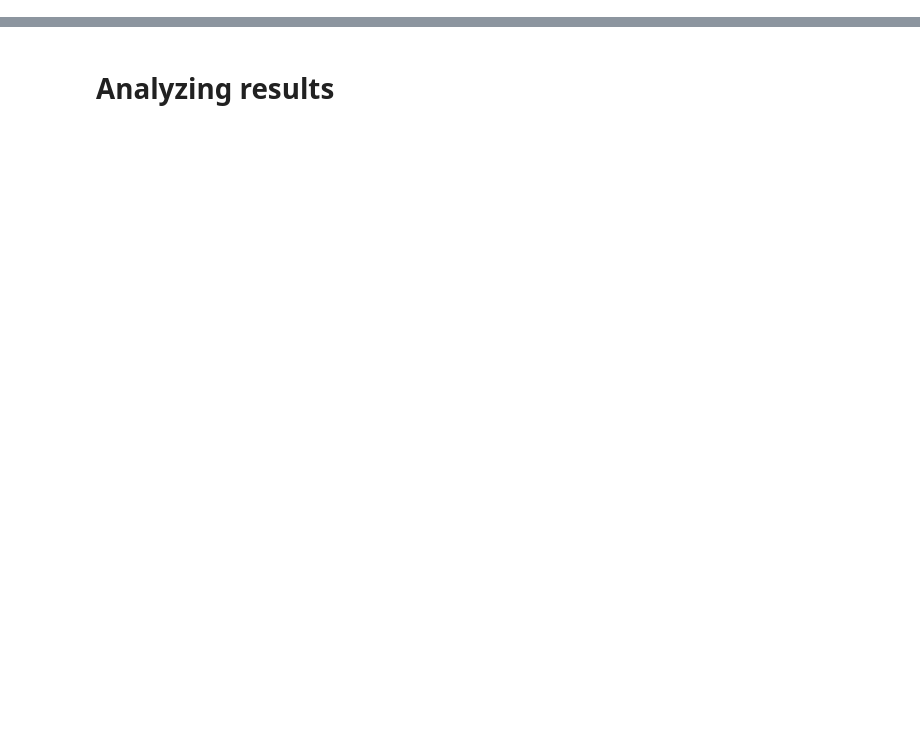
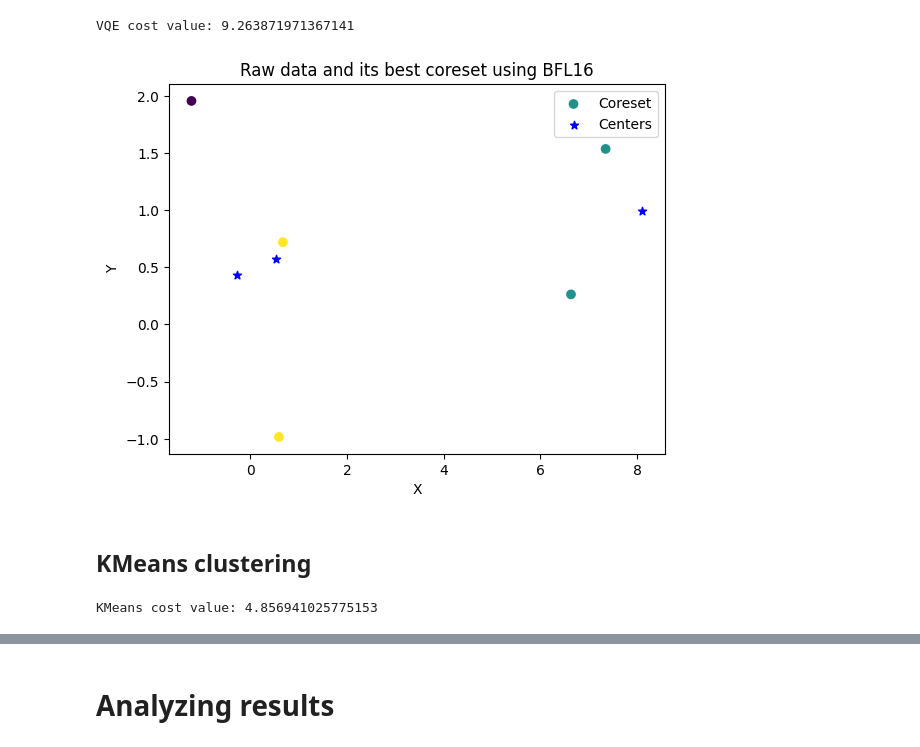
Before and after one commit to Boniface316/bigdata_vqa, a Jupyter notebook: Notebooks/3-means_toy_experiment.ipynb, the cells around one changed output, grey strips where cells are left out. Saved outputs shown, nothing was run; the diff lists cells and outputs as text; code cells hidden in the pictures; blank space fills up the shorter version.

```diff
--- a/Notebooks/3-means_toy_experiment.ipynb
+++ b/Notebooks/3-means_toy_experiment.ipynb
@@ -66,0 +50,58 @@ RuntimeError: NLOpt runtime error: nlopt failure
+# %%
+optimizer = cudaq.optimizers.COBYLA()
+
+k3meansVQE = K3MeansClusteringVQE(
+        qubits=qubits,
+        create_circuit=get_VQE_circuit,
+        circuit_depth=1,
+        optimizer_function=get_optimizer_for_VQE,
+        optimizer=optimizer,
+        create_Hamiltonian=get_K3_Hamiltonian,
+        number_of_qubits_representing_data=number_of_qubits_representing_data_point,
+        normalize_vectors=True,
+        max_iterations=max_iterations,
+        max_shots=max_shots,
+    )
+
+centers = k3meansVQE.get_cluster_centers(
+    coreset_df=coreset_df, vector_columns=["X", "Y"], weight_columns="weights"
+)
+
+
+VQE_cost_value, labels = k3meansVQE.get_3means_cost(
+    coreset_vectors, centers
+)
+
+
+print(f"VQE cost value: {VQE_cost_value}")
+# %% [output]
+VQE cost value: 9.263871971367141
+# %%
+coreset_df["k"] = labels
+
+plt.scatter(coreset_df["X"], coreset_df["Y"], c=coreset_df["k"], label="Coreset", cmap='viridis')
+plt.scatter(centers[:, 0], centers[:, 1], label="Centers", color="b", marker="*")
+
+plt.xlabel("X")
+plt.ylabel("Y")
+plt.title("Raw data and its best coreset using BFL16")
+plt.legend()
+plt.show()
+# %% [output]
+[figure, added]
+# %% [markdown]
+## KMeans clustering
+# %%
+K3meansKMeans =  K3MeansClusteringKMeans(normalize_vectors=False)
+
+centers = K3meansKMeans.get_cluster_centers(
+    coreset_df=raw_data_df, vector_columns=["X", "Y"], weight_columns="weights"
+)
+
+KMeans_cost, labels = K3meansKMeans.get_3means_cost(
+    coreset_vectors, centers
+)
+
+print(f"KMeans cost value: {KMeans_cost}")
+# %% [output]
+KMeans cost value: 4.856941025775153
```
Also changed, not shown: parts of 17 cells of this notebook, 6 other files.
